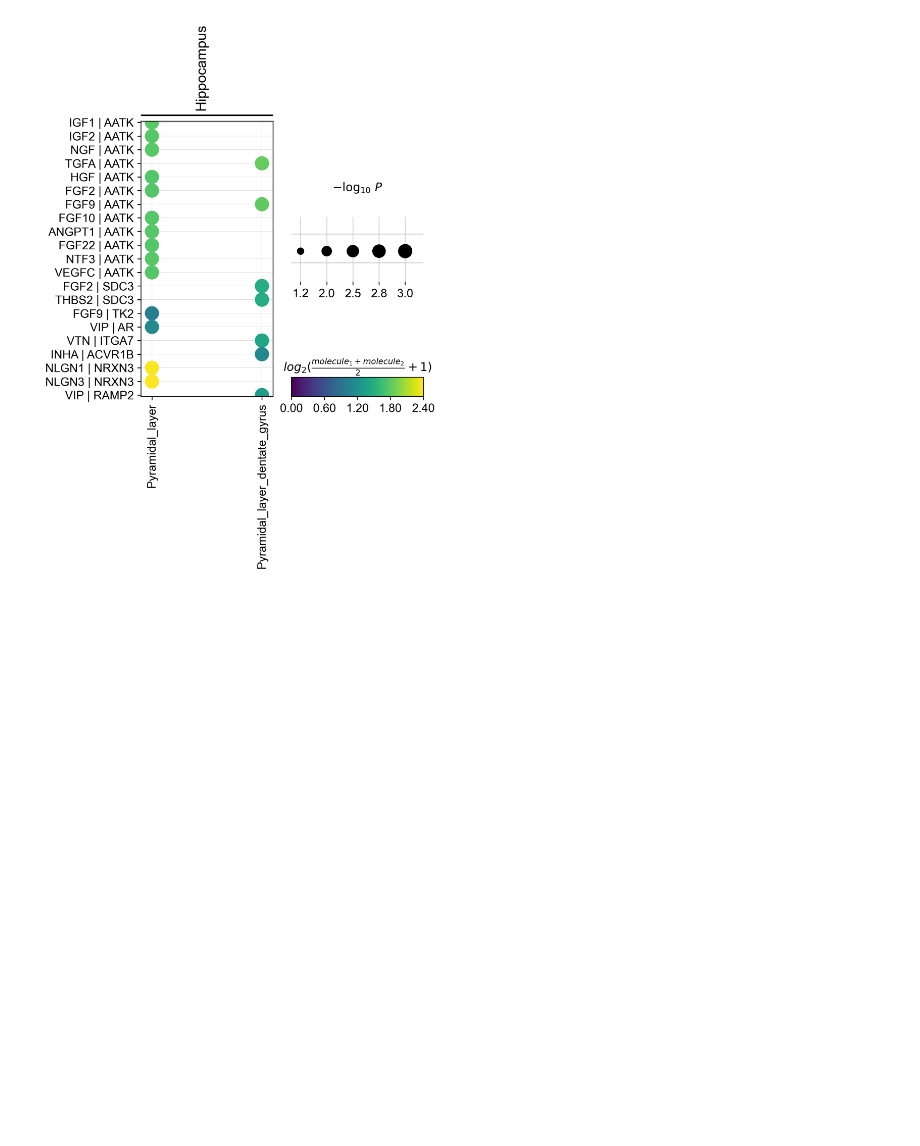
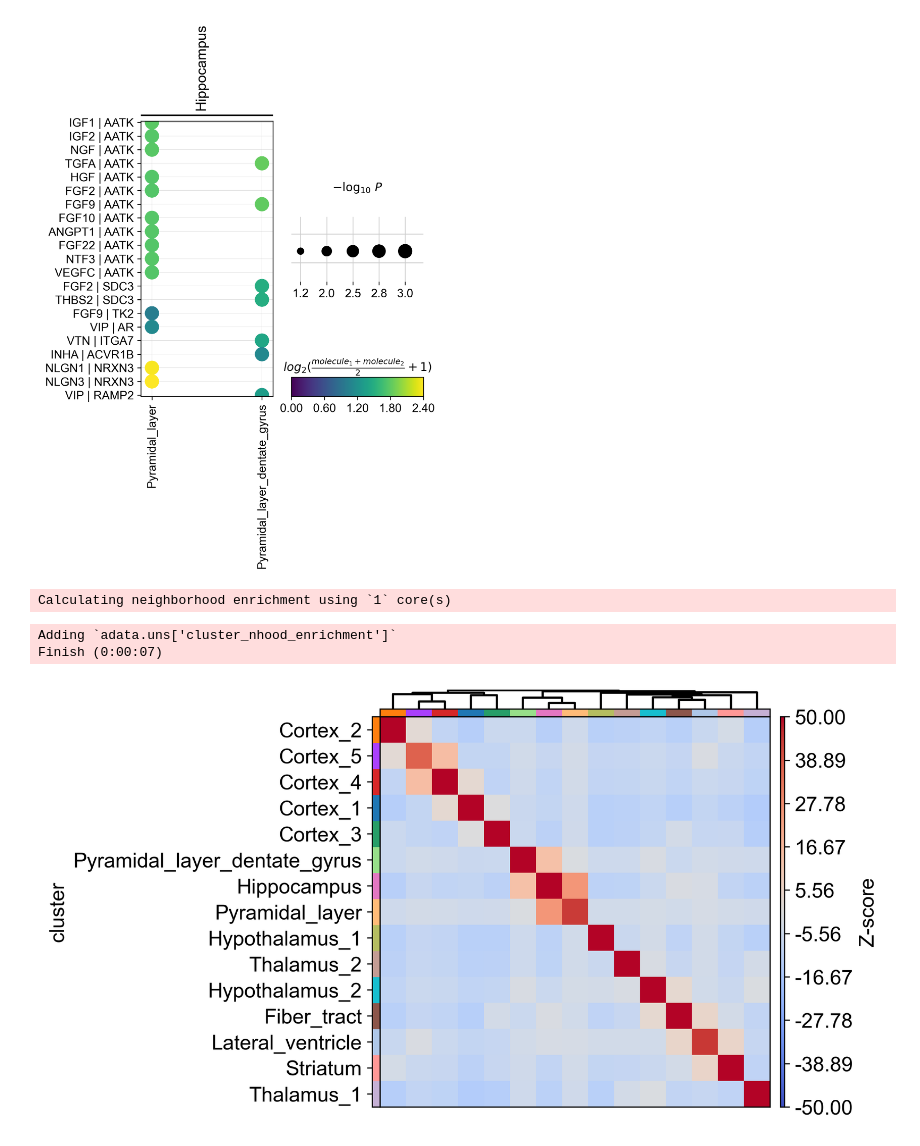
Before and after one commit to theislab/squidpy_reproducibility, a Jupyter notebook: notebooks/graph_figures/visium.ipynb, the cells around one changed output. Drawn from its saved outputs; the diff is of its cells as text; code cells hidden in the pictures; blank space fills up the shorter version.

Commit message:
new_figures

```diff
--- a/notebooks/graph_figures/visium.ipynb
+++ b/notebooks/graph_figures/visium.ipynb
@@ -76,3 +77,25 @@ sq.pl.ligrec(
 )
 # %% [output]
 [figure]
+# %%
+sq.gr.nhood_enrichment(adata, cluster_key="cluster")
+# %% [output]
+Calculating neighborhood enrichment using `1` core(s)
+Adding `adata.uns['cluster_nhood_enrichment']`
+Finish (0:00:07)
+# %%
+sq.pl.nhood_enrichment(
+    adata,
+    cluster_key="cluster",
+    cmap="coolwarm",
+    title="",
+    method="ward",
+    dpi=300,
+    figsize=(5, 4),
+#     save="nhod_seqfish.png",
+    cbar_kwargs={"label": "Z-score"},
+    vmin=-50,
+    vmax=50,
+)
+# %% [output]
+[figure, added]
```
Also changed, not shown: parts of 8 cells of this notebook, 7 other files.
